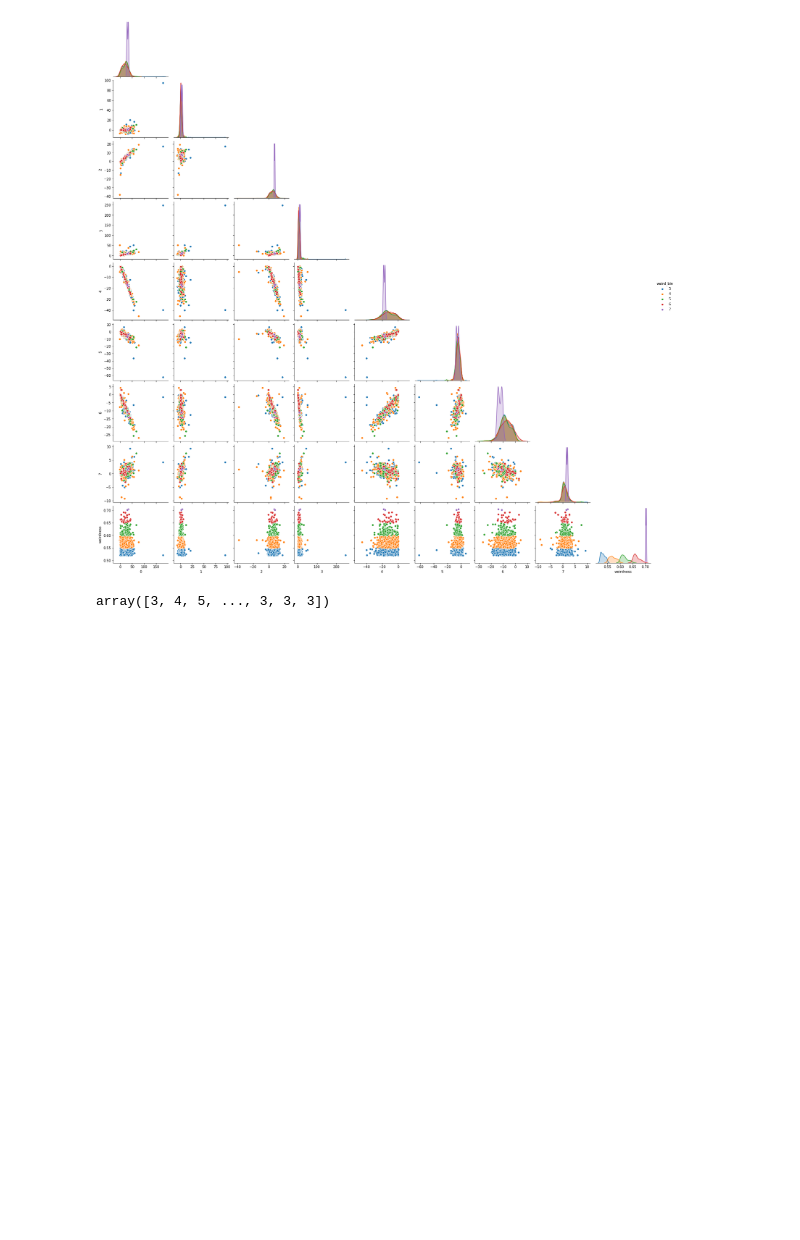
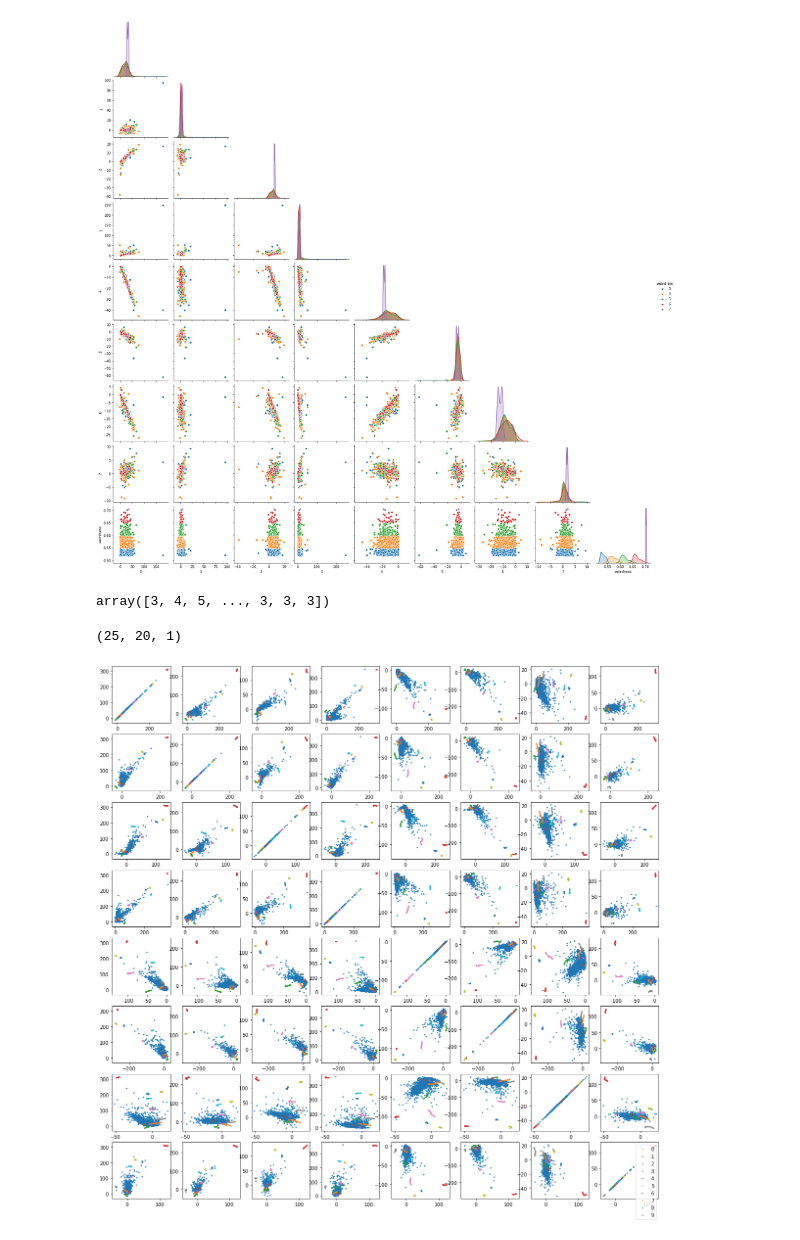
Before and after one commit to AlexGKim/SDSS_PAE, a Jupyter notebook: notebooks/Analyze_AE.ipynb, the cells around one changed output. Cells and saved outputs as stored; diff of their text form; code cells hidden in the pictures; blank space fills up the shorter version.

```diff
--- a/notebooks/Analyze_AE.ipynb
+++ b/notebooks/Analyze_AE.ipynb
@@ -331,3 +331,5 @@ sns.pairplot(df, corner=True, hue='weird_bin')
 bins
 # %% [output]
 array([3, 4, 5, ..., 3, 3, 3])
+# %%
+deriv = np.load('derivative_top25_valid_adam.npy.npz')
@@ -333,0 +338,21 @@ array([3, 4, 5, ..., 3, 3, 3])
+# %%
+pos  = deriv['arr_1']
+# %%
+logps.shape
+# %% [output]
+(25, 20, 1)
+# %%
+fig, ax = plt.subplots(8,8, figsize=(20,20))
+#lims =300
+for ii in range(latent_dim):
+    for jj in range(latent_dim):
+        im = ax[ii][jj].scatter(encoded_valid[:,ii],encoded_valid[:,jj], s=3)#im = ax[ii].scatter(encoded_valid[:,ii],encoded_valid[:,jj],c=logp['arr_0'], cmap='Set1', s=3)
+        for nn in range(10):
+            im = ax[ii][jj].scatter(pos[nn,:,ii],pos[nn,:,jj], s=2, label='%d'%nn)
+
+#     ax[ii].set_xlim(-lims,lims)
+#     ax[ii].set_ylim(-lims,lims)
+plt.legend()
+plt.show()
+# %% [output]
+[figure, added]
```
Also changed, not shown: parts of 3 cells of this notebook, 10 other files.
